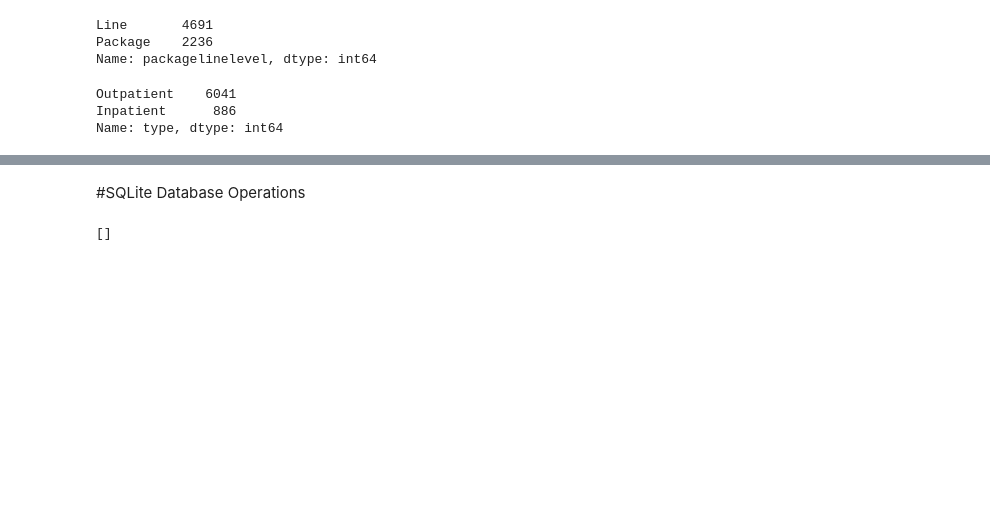
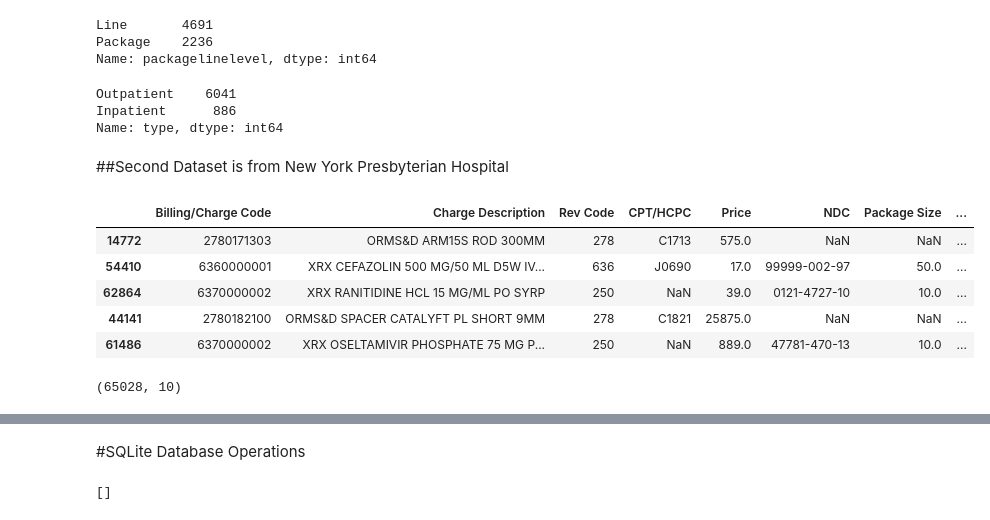
Before and after one commit to jas-tang/sqlite_database_operations, a Jupyter notebook: sqlite_database_operations.ipynb, the cells around one changed output, grey strips where cells are left out. Drawn from its saved outputs; the diff is of its cells as text; code cells hidden in the pictures; blank space fills up the shorter version.

```diff
--- a/sqlite_database_operations.ipynb
+++ b/sqlite_database_operations.ipynb
@@ -94,3 +94,19 @@ print(df['type'].value_counts())
 Outpatient    6041
 Inpatient      886
 Name: type, dtype: int64
+# %% [markdown]
+##Second Dataset is from New York Presbyterian Hospital
+# %%
+df2 = pd.read_excel("/content/sample_data/stjoseph.xlsx")
+df2.sample(5)
+# %% [output]
+|  | Billing/Charge Code | Charge Description | Rev Code | CPT/HCPC | Price | NDC | Package Size | ... |
+| 14772 | 2780171303 | ORMS&D ARM15S ROD 300MM | 278 | C1713 | 575.0 | NaN | NaN | ... |
+| 54410 | 6360000001 | XRX CEFAZOLIN 500 MG/50 ML D5W IV... | 636 | J0690 | 17.0 | 99999-002-97 | 50.0 | ... |
+| 62864 | 6370000002 | XRX RANITIDINE HCL 15 MG/ML PO SYRP | 250 | NaN | 39.0 | 0121-4727-10 | 10.0 | ... |
+| 44141 | 2780182100 | ORMS&D SPACER CATALYFT PL SHORT 9MM | 278 | C1821 | 25875.0 | NaN | NaN | ... |
+| 61486 | 6370000002 | XRX OSELTAMIVIR PHOSPHATE 75 MG P... | 250 | NaN | 889.0 | 47781-470-13 | 10.0 | ... |
+# %%
+df2.shape
+# %% [output]
+(65028, 10)
```
Also changed, not shown: parts of 18 cells of this notebook.
